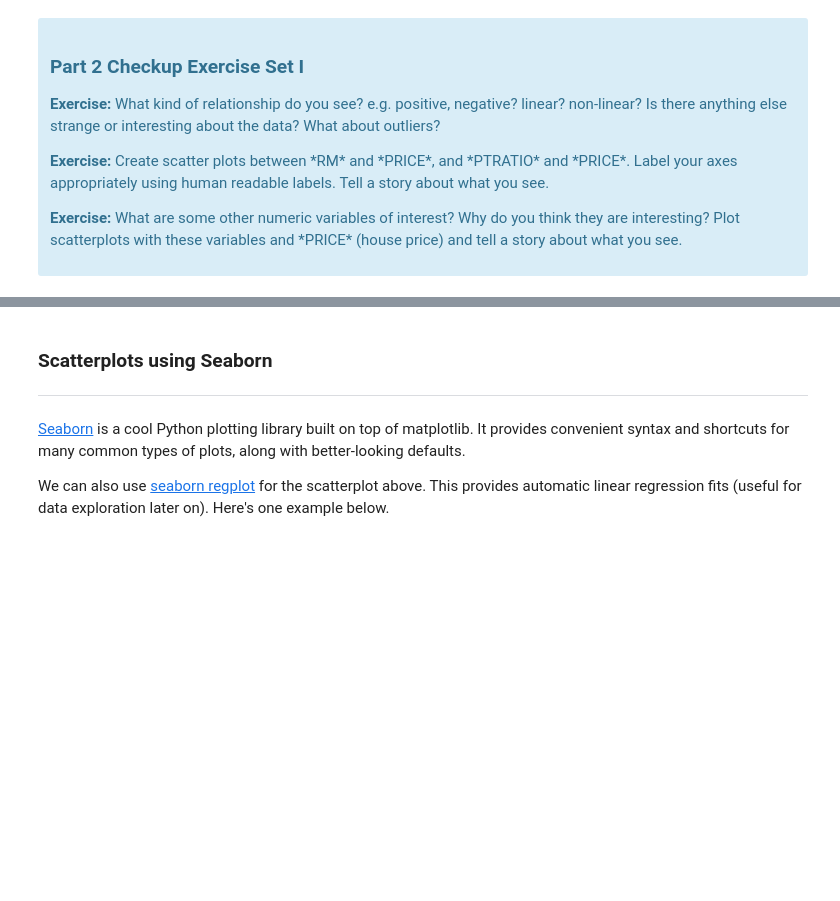
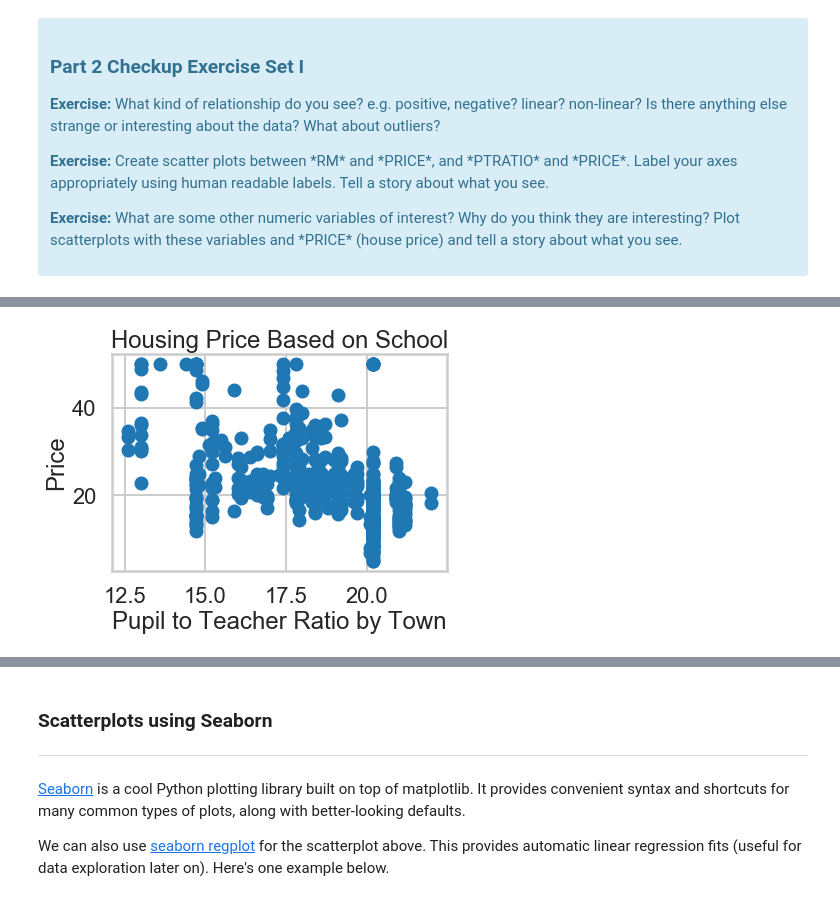
Before and after one commit to annafin/Springboard-Data-Science, a Jupyter notebook: unit_10_machine_learning/linear_regression/mini_project_linear_regression.ipynb, the cells around one changed output, grey strips where cells are left out. Drawn from its saved outputs; the diff is of its cells as text; code cells hidden in the pictures; blank space fills up the shorter version.

```diff
--- a/unit_10_machine_learning/linear_regression/mini_project_linear_regression.ipynb
+++ b/unit_10_machine_learning/linear_regression/mini_project_linear_regression.ipynb
@@ -287,0 +292,9 @@ Text(0.5, 1.0, 'Relationship between CRIM and Price')
+# %%
+# your turn: scatter plot between *PTRATIO* and *PRICE*
+plt.scatter(bos.PTRATIO, bos.PRICE)
+plt.xlabel('Pupil to Teacher Ratio by Town')
+plt.ylabel('Price')
+plt.title('Housing Price Based on School')
+plt.show()
+# %% [output]
+[figure, added]
```
Also changed, not shown: parts of 23 cells of this notebook, 1 other file.
